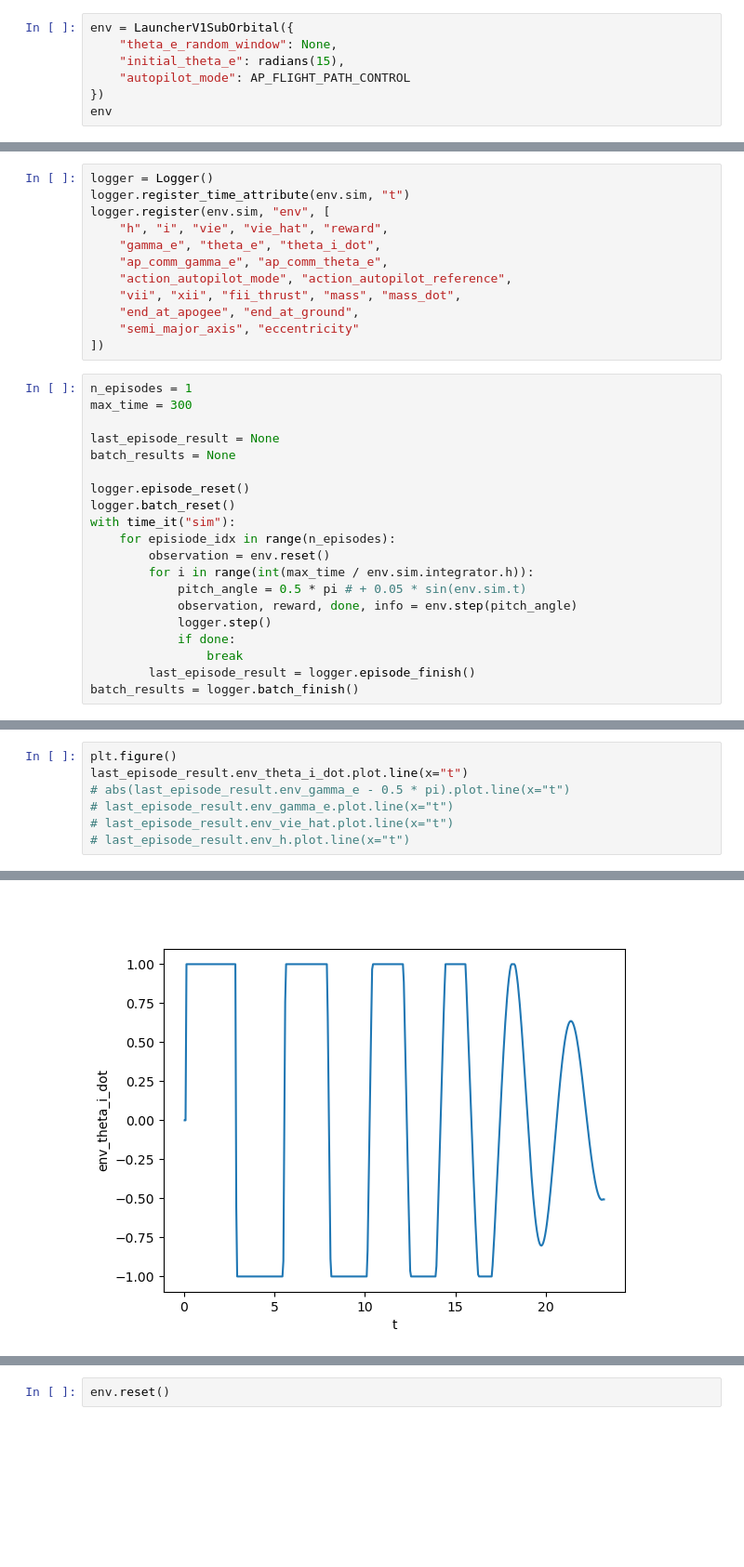
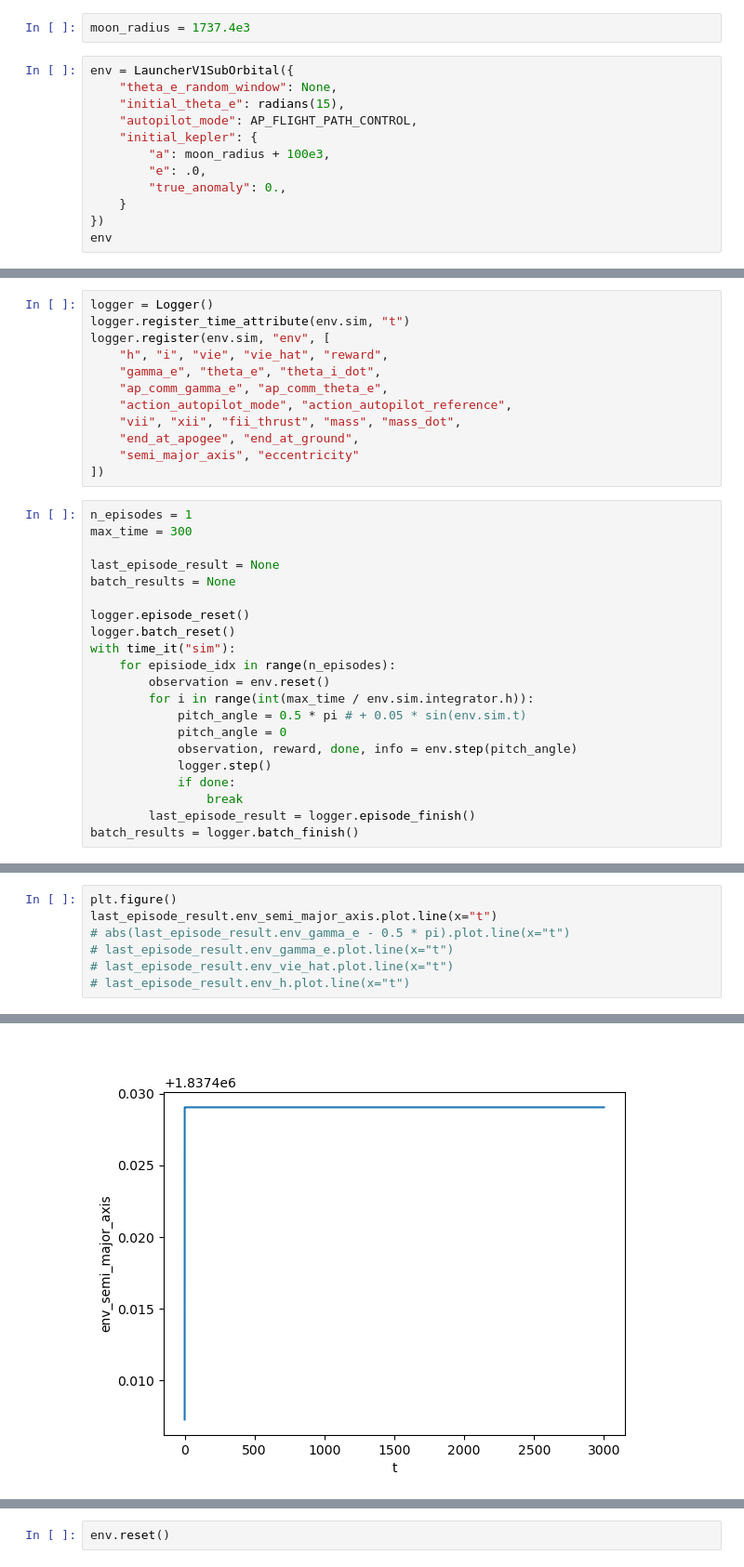
Before and after one commit to aarondewindt/thesis, a Jupyter notebook: code/trajectory_optimization_1/work/rl_suborbital/0_test_environment.ipynb, the cells around one changed output, grey strips where cells are left out. Shown: that part at 93% size. Cells and saved outputs as stored; diff of their text form; blank space fills up the shorter version.

Commit message:
Kepler element initialization working

```diff
--- a/code/trajectory_optimization_1/work/rl_suborbital/0_test_environment.ipynb
+++ b/code/trajectory_optimization_1/work/rl_suborbital/0_test_environment.ipynb
@@ -28,11 +28,18 @@ from environment import LauncherV1SubOrbital, Stage, AP_NONE, AP_PITCH_CONTROL,
 ## Create new Environment
 
 Creates a new environment with an attached logger.
+# %%
+moon_radius = 1737.4e3
 # %%
 env = LauncherV1SubOrbital({
     "theta_e_random_window": None,
     "initial_theta_e": radians(15),
-    "autopilot_mode": AP_FLIGHT_PATH_CONTROL
+    "autopilot_mode": AP_FLIGHT_PATH_CONTROL,
+    "initial_kepler": {
+        "a": moon_radius + 100e3,
+        "e": .0,
+        "true_anomaly": 0.,
+    }
 })
 env
 # %% [output]
@@ -68,6 +75,7 @@ with time_it("sim"):
         observation = env.reset()
         for i in range(int(max_time / env.sim.integrator.h)):
             pitch_angle = 0.5 * pi # + 0.05 * sin(env.sim.t)
+            pitch_angle = 0
             observation, reward, done, info = env.step(pitch_angle)
             logger.step()
             if done:
@@ -108,14 +116,14 @@ Coordinates:
 # %%
 plt.figure()
-last_episode_result.env_theta_i_dot.plot.line(x="t")
+last_episode_result.env_semi_major_axis.plot.line(x="t")
 # abs(last_episode_result.env_gamma_e - 0.5 * pi).plot.line(x="t")
 # last_episode_result.env_gamma_e.plot.line(x="t")
 # last_episode_result.env_vie_hat.plot.line(x="t")
 # last_episode_result.env_h.plot.line(x="t")
 # %% [output]
 <Figure size 640x480 with 0 Axes>
 [<matplotlib.lines.Line2D at 0x...>]
-[figure, old version]
+[figure, new version]
 # %%
 plt.figure()
 last_episode_result.env_h.plot.line(x="t")
```
Also changed, not shown: parts of 8 cells of this notebook, 1 other file.
